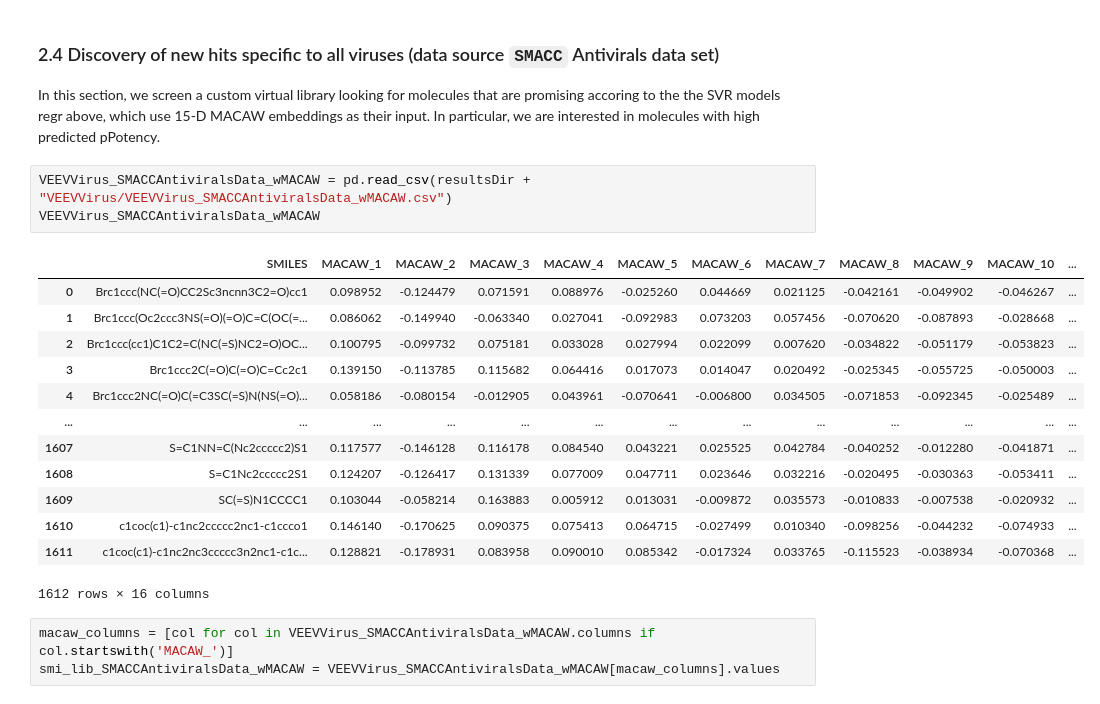
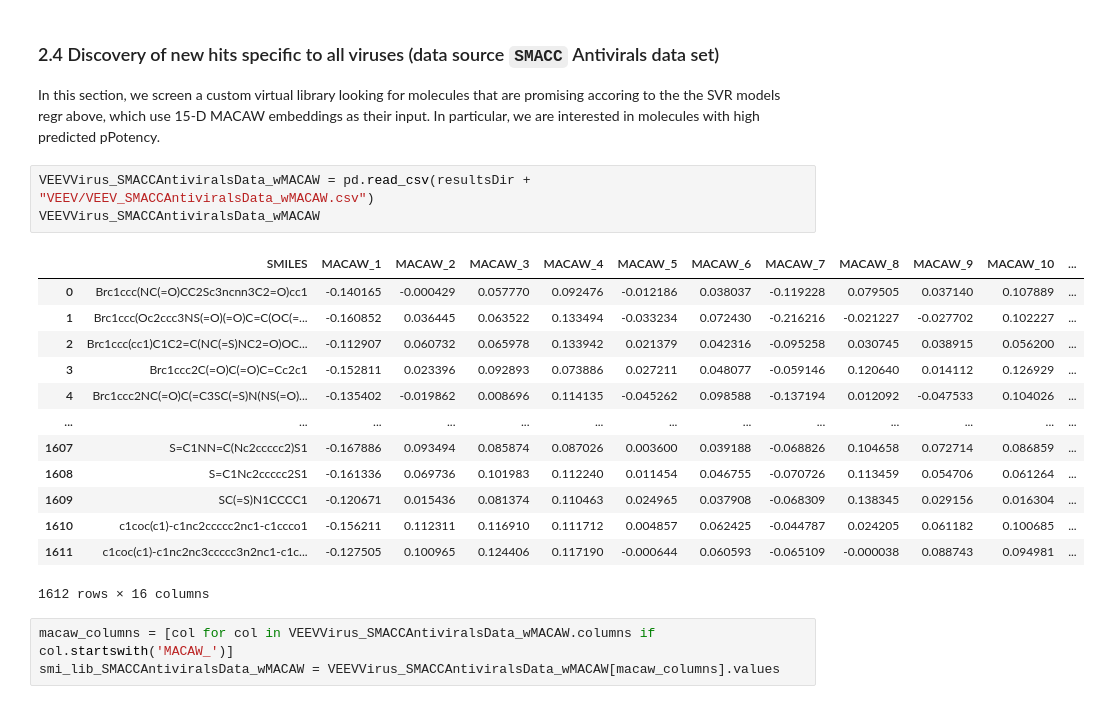
Before and after one commit to soumyadeepghosh35/DTRA_ART, a Jupyter notebook: DTRA_project_notebooks/Step5_ART_VEEV.ipynb, the cells around one changed output. Drawn from its saved outputs; the diff is of its cells as text.

```diff
--- a/DTRA_project_notebooks/Step5_ART_VEEV.ipynb
+++ b/DTRA_project_notebooks/Step5_ART_VEEV.ipynb
@@ -437,21 +439,21 @@ Predictions saved with uncertainty estimates
 ### 2.4 Discovery of new hits specific to all viruses (data source `SMACC` Antivirals data set)
 In this section, we screen a custom virtual library looking for molecules that are promising accoring to the the SVR models regr above, which use 15-D MACAW embeddings as their input. In particular, we are interested in molecules with high predicted pPotency.
 # %%
-VEEVVirus_SMACCAntiviralsData_wMACAW = pd.read_csv(resultsDir + "VEEVVirus/VEEVVirus_SMACCAntiviralsData_wMACAW.csv")
+VEEVVirus_SMACCAntiviralsData_wMACAW = pd.read_csv(resultsDir + "VEEV/VEEV_SMACCAntiviralsData_wMACAW.csv")
 VEEVVirus_SMACCAntiviralsData_wMACAW
 # %% [output]
 |  | SMILES | MACAW_1 | MACAW_2 | MACAW_3 | MACAW_4 | MACAW_5 | MACAW_6 | MACAW_7 | MACAW_8 | MACAW_9 | MACAW_10 | ... |
-| 0 | Brc1ccc(NC(=O)CC2Sc3ncnn3C2=O)cc1 | 0.098952 | -0.124479 | 0.071591 | 0.088976 | -0.025260 | 0.044669 | 0.021125 | -0.042161 | -0.049902 | -0.046267 | ... |
-| 1 | Brc1ccc(Oc2ccc3NS(=O)(=O)C=C(OC(=... | 0.086062 | -0.149940 | -0.063340 | 0.027041 | -0.092983 | 0.073203 | 0.057456 | -0.070620 | -0.087893 | -0.028668 | ... |
-| 2 | Brc1ccc(cc1)C1C2=C(NC(=S)NC2=O)OC... | 0.100795 | -0.099732 | 0.075181 | 0.033028 | 0.027994 | 0.022099 | 0.007620 | -0.034822 | -0.051179 | -0.053823 | ... |
-| 3 | Brc1ccc2C(=O)C(=O)C=Cc2c1 | 0.139150 | -0.113785 | 0.115682 | 0.064416 | 0.017073 | 0.014047 | 0.020492 | -0.025345 | -0.055725 | -0.050003 | ... |
-| 4 | Brc1ccc2NC(=O)C(=C3SC(=S)N(NS(=O)... | 0.058186 | -0.080154 | -0.012905 | 0.043961 | -0.070641 | -0.006800 | 0.034505 | -0.071853 | -0.092345 | -0.025489 | ... |
+| 0 | Brc1ccc(NC(=O)CC2Sc3ncnn3C2=O)cc1 | -0.140165 | -0.000429 | 0.057770 | 0.092476 | -0.012186 | 0.038037 | -0.119228 | 0.079505 | 0.037140 | 0.107889 | ... |
+| 1 | Brc1ccc(Oc2ccc3NS(=O)(=O)C=C(OC(=... | -0.160852 | 0.036445 | 0.063522 | 0.133494 | -0.033234 | 0.072430 | -0.216216 | -0.021227 | -0.027702 | 0.102227 | ... |
+| 2 | Brc1ccc(cc1)C1C2=C(NC(=S)NC2=O)OC... | -0.112907 | 0.060732 | 0.065978 | 0.133942 | 0.021379 | 0.042316 | -0.095258 | 0.030745 | 0.038915 | 0.056200 | ... |
+| 3 | Brc1ccc2C(=O)C(=O)C=Cc2c1 | -0.152811 | 0.023396 | 0.092893 | 0.073886 | 0.027211 | 0.048077 | -0.059146 | 0.120640 | 0.014112 | 0.126929 | ... |
+| 4 | Brc1ccc2NC(=O)C(=C3SC(=S)N(NS(=O)... | -0.135402 | -0.019862 | 0.008696 | 0.114135 | -0.045262 | 0.098588 | -0.137194 | 0.012092 | -0.047533 | 0.104026 | ... |
 | ... | ... | ... | ... | ... | ... | ... | ... | ... | ... | ... | ... | ... |
-| 1607 | S=C1NN=C(Nc2ccccc2)S1 | 0.117577 | -0.146128 | 0.116178 | 0.084540 | 0.043221 | 0.025525 | 0.042784 | -0.040252 | -0.012280 | -0.041871 | ... |
-| 1608 | S=C1Nc2ccccc2S1 | 0.124207 | -0.126417 | 0.131339 | 0.077009 | 0.047711 | 0.023646 | 0.032216 | -0.020495 | -0.030363 | -0.053411 | ... |
-| 1609 | SC(=S)N1CCCC1 | 0.103044 | -0.058214 | 0.163883 | 0.005912 | 0.013031 | -0.009872 | 0.035573 | -0.010833 | -0.007538 | -0.020932 | ... |
-| 1610 | c1coc(c1)-c1nc2ccccc2nc1-c1ccco1 | 0.146140 | -0.170625 | 0.090375 | 0.075413 | 0.064715 | -0.027499 | 0.010340 | -0.098256 | -0.044232 | -0.074933 | ... |
-| 1611 | c1coc(c1)-c1nc2nc3ccccc3n2nc1-c1c... | 0.128821 | -0.178931 | 0.083958 | 0.090010 | 0.085342 | -0.017324 | 0.033765 | -0.115523 | -0.038934 | -0.070368 | ... |
+| 1607 | S=C1NN=C(Nc2ccccc2)S1 | -0.167886 | 0.093494 | 0.085874 | 0.087026 | 0.003600 | 0.039188 | -0.068826 | 0.104658 | 0.072714 | 0.086859 | ... |
+| 1608 | S=C1Nc2ccccc2S1 | -0.161336 | 0.069736 | 0.101983 | 0.112240 | 0.011454 | 0.046755 | -0.070726 | 0.113459 | 0.054706 | 0.061264 | ... |
+| 1609 | SC(=S)N1CCCC1 | -0.120671 | 0.015436 | 0.081374 | 0.110463 | 0.024965 | 0.037908 | -0.068309 | 0.138345 | 0.029156 | 0.016304 | ... |
+| 1610 | c1coc(c1)-c1nc2ccccc2nc1-c1ccco1 | -0.156211 | 0.112311 | 0.116910 | 0.111712 | 0.004857 | 0.062425 | -0.044787 | 0.024205 | 0.061182 | 0.100685 | ... |
+| 1611 | c1coc(c1)-c1nc2nc3ccccc3n2nc1-c1c... | -0.127505 | 0.100965 | 0.124406 | 0.117190 | -0.000644 | 0.060593 | -0.065109 | -0.000038 | 0.088743 | 0.094981 | ... |
 1612 rows × 16 columns
 # %%
 macaw_columns = [col for col in VEEVVirus_SMACCAntiviralsData_wMACAW.columns if col.startswith('MACAW_')]
```
Also changed, not shown: parts of 16 cells of this notebook, 2 other files.
